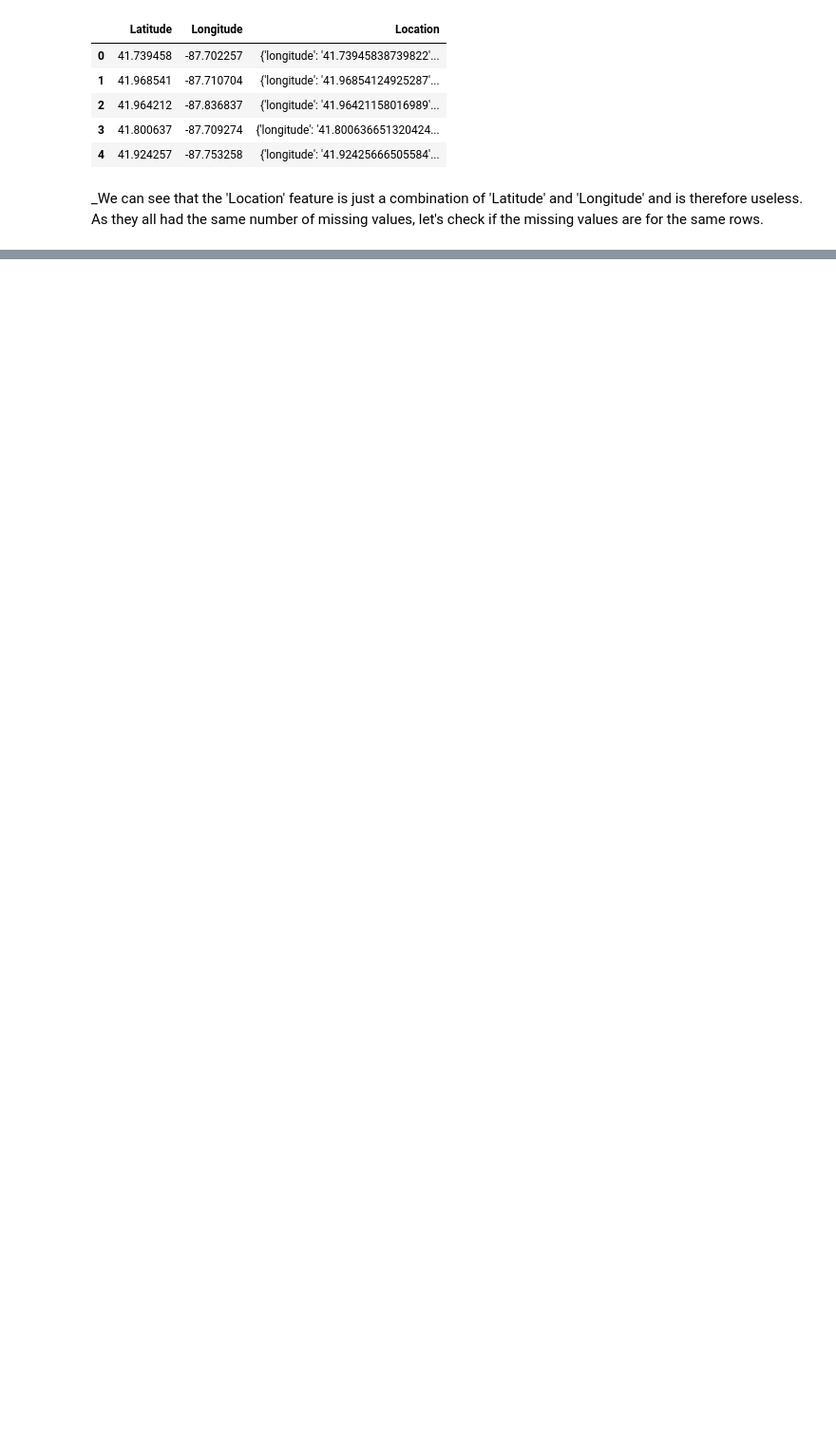
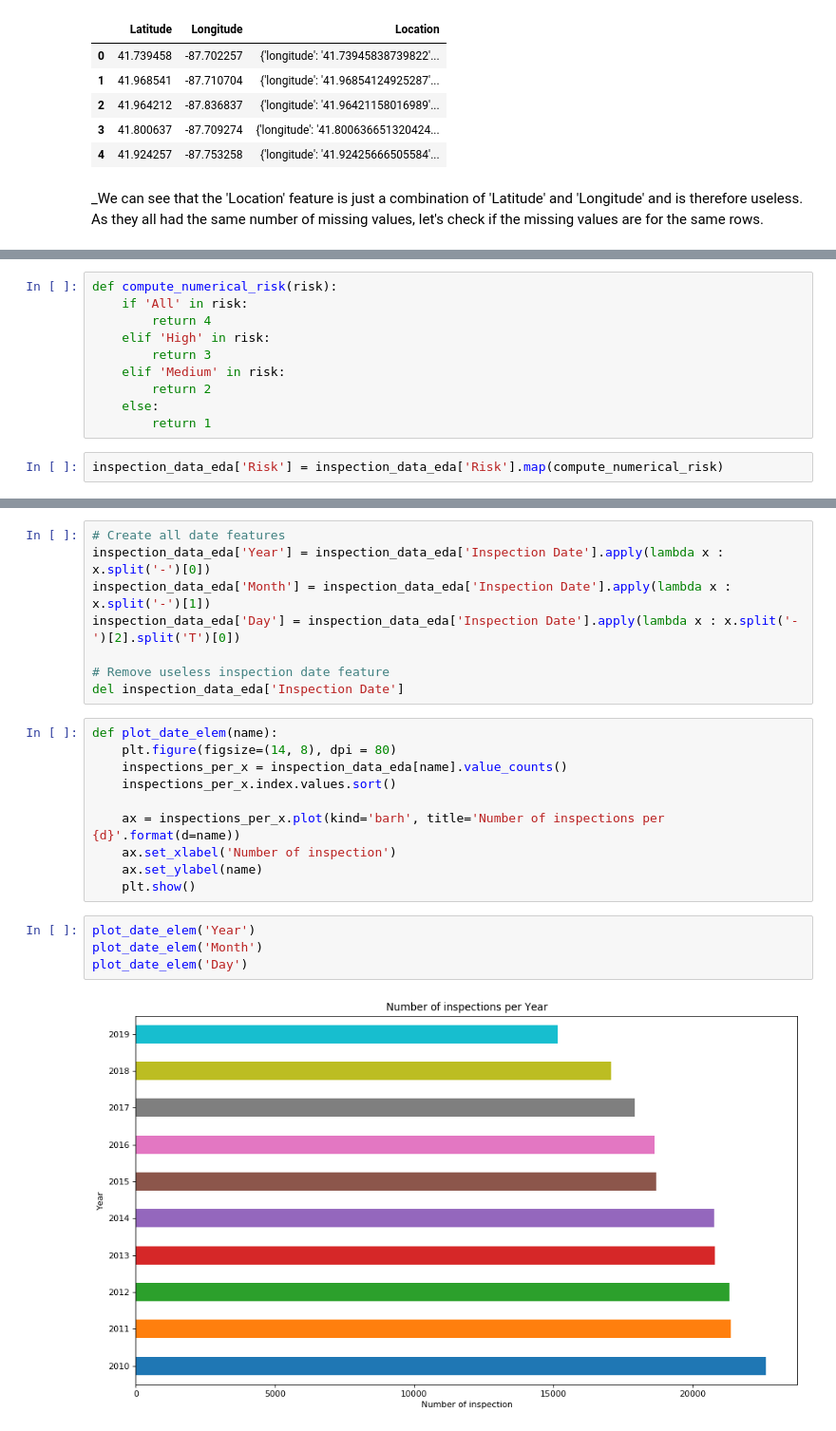
Before and after one commit to pierreschutz/ADA_Project, a Jupyter notebook: food_inspections.ipynb, the cells around one changed output, grey strips where cells are left out. Shown at 95% size. Saved outputs shown, nothing was run; the diff lists cells and outputs as text; blank space fills up the shorter version.

```diff
--- a/food_inspections.ipynb
+++ b/food_inspections.ipynb
@@ -201,0 +797,12 @@ _We can see that the 'Location' feature is just a combination of 'Latitude' and
+# %%
+def compute_numerical_risk(risk):
+    if 'All' in risk:
+        return 4
+    elif 'High' in risk:
+        return 3
+    elif 'Medium' in risk:
+        return 2
+    else:
+        return 1
+# %%
+inspection_data_eda['Risk'] = inspection_data_eda['Risk'].map(compute_numerical_risk)
@@ -201,0 +830,24 @@ _We can see that the 'Location' feature is just a combination of 'Latitude' and
+# %%
+# Create all date features
+inspection_data_eda['Year'] = inspection_data_eda['Inspection Date'].apply(lambda x : x.split('-')[0])
+inspection_data_eda['Month'] = inspection_data_eda['Inspection Date'].apply(lambda x : x.split('-')[1])
+inspection_data_eda['Day'] = inspection_data_eda['Inspection Date'].apply(lambda x : x.split('-')[2].split('T')[0])
+
+# Remove useless inspection date feature
+del inspection_data_eda['Inspection Date']
+# %%
+def plot_date_elem(name):
+    plt.figure(figsize=(14, 8), dpi = 80)
+    inspections_per_x = inspection_data_eda[name].value_counts()
+    inspections_per_x.index.values.sort()
+
+    ax = inspections_per_x.plot(kind='barh', title='Number of inspections per {d}'.format(d=name))
+    ax.set_xlabel('Number of inspection')
+    ax.set_ylabel(name)
+    plt.show()
+# %%
+plot_date_elem('Year')
+plot_date_elem('Month')
+plot_date_elem('Day')
+# %% [output]
+[figure, added]
```
Also changed, not shown: parts of 131 cells of this notebook.
